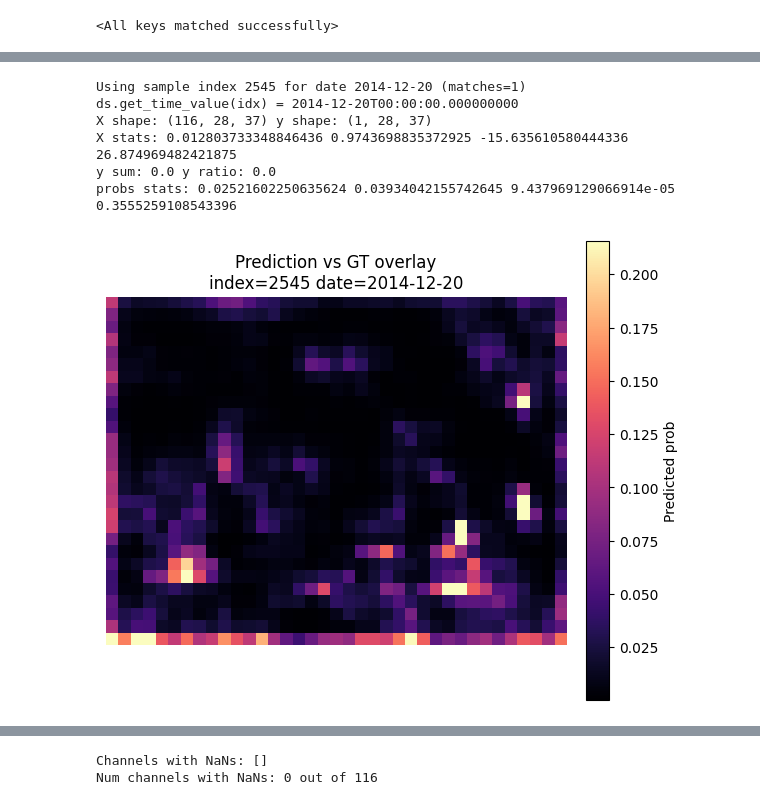
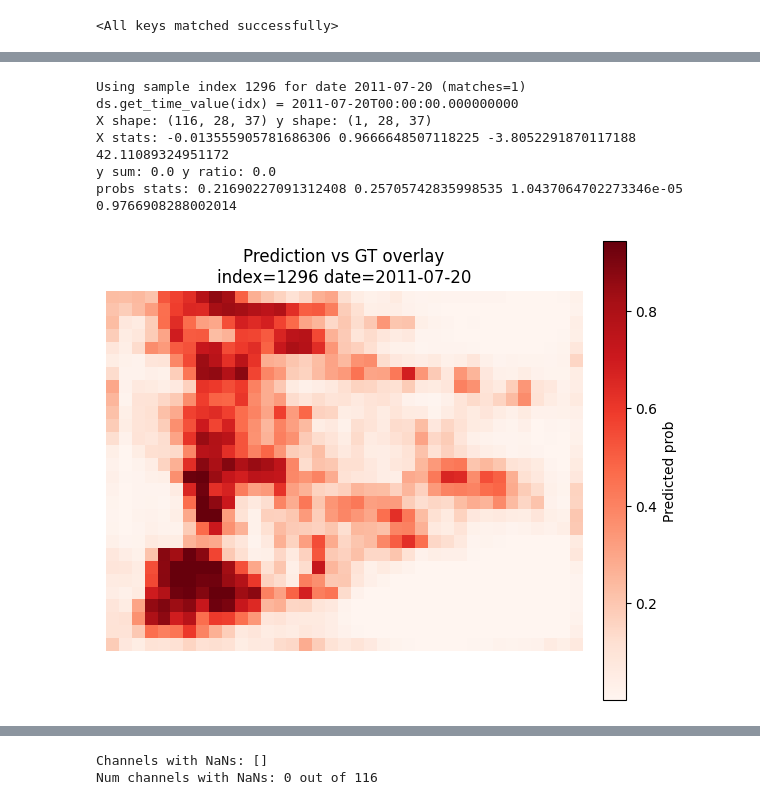
Before and after one commit to curiousdata/catalonia-wildfire-prediction, a Jupyter notebook: notebooks/model_check.ipynb, the cells around one changed output, grey strips where cells are left out. Drawn from its saved outputs; the diff is of its cells as text; code cells hidden in the pictures.

Commit message:
test the last model resnet v9

```diff
--- a/notebooks/model_check.ipynb
+++ b/notebooks/model_check.ipynb
@@ -25,7 +25,7 @@ import torch.nn as nn
 import torch.nn.functional as F
 from src.data.datasets import SimpleIberFireSegmentationDataset
 # %%
-model_name = "resnet34_v8.pth"
+model_name = "resnet34_v9.pth"
 model_path = project_root / "models" / model_name
 # %%
 # load model
@@ -256,25 +256,25 @@ def compare_prediction(model, ds, date_str: str, device='mps'):
 
     fig, ax = plt.subplots(1, 1, figsize=(6, 5))
     vmin, vmax = np.percentile(probs, [1, 99])
-    im_pred = ax.imshow(probs, cmap="magma", vmin=vmin, vmax=vmax, origin="lower")
+    im_pred = ax.imshow(probs, cmap="Reds", vmin=vmin, vmax=vmax, origin="lower")
     plt.colorbar(im_pred, ax=ax, fraction=0.046, pad=0.04, label="Predicted prob")
 
-    ax.imshow(np.ma.masked_where(mask == 0, mask), cmap="Reds", origin="lower", alpha=0.9)
+    ax.imshow(np.ma.masked_where(mask == 0, mask), cmap="Greens", alpha=1, origin="lower")
 
     ax.set_title(f"Prediction vs GT overlay\nindex={idx} date={date_str}")
     ax.axis("off")
     plt.tight_layout()
     plt.show()
 # %%
-compare_prediction(model, test_ds, "2014-12-20")
+compare_prediction(model, test_ds, "2011-07-20")
 # %% [output]
-Using sample index 2545 for date 2014-12-20 (matches=1)
-ds.get_time_value(idx) = 2014-12-20T00:00:00.000000000
+Using sample index 1296 for date 2011-07-20 (matches=1)
+ds.get_time_value(idx) = 2011-07-20T00:00:00.000000000
 X shape: (116, 28, 37) y shape: (1, 28, 37)
-X stats: 0.012803733348846436 0.9743698835372925 -15.635610580444336 26.874969482421875
+X stats: -0.013555905781686306 0.9666648507118225 -3.8052291870117188 42.11089324951172
 y sum: 0.0 y ratio: 0.0
-probs stats: 0.02521602250635624 0.03934042155742645 9.437969129066914e-05 0.3555259108543396
+probs stats: 0.21690227091312408 0.25705742835998535 1.0437064702273346e-05 0.9766908288002014
-[figure, old version]
+[figure, new version]
 # %%
 idx1, idx2 = 976, 2635
 ds = test_ds
```
Also changed, not shown: parts of 3 cells of this notebook.
